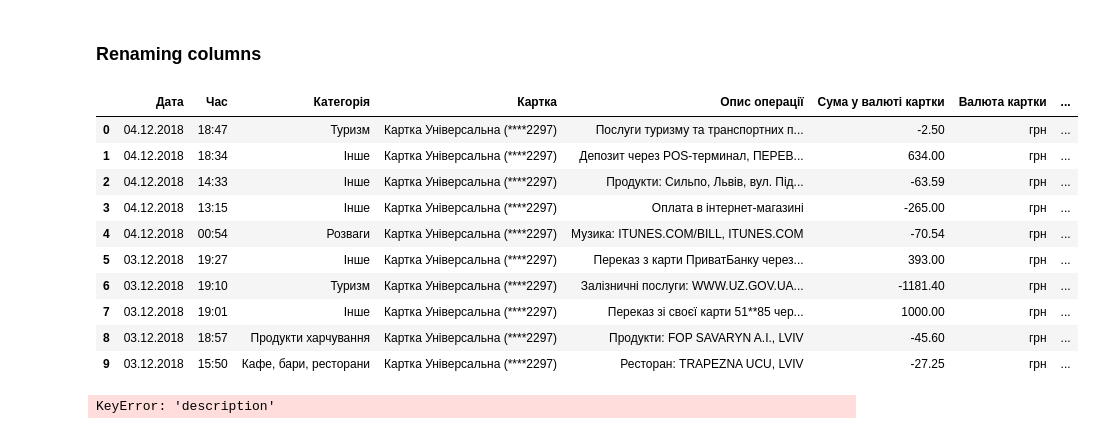
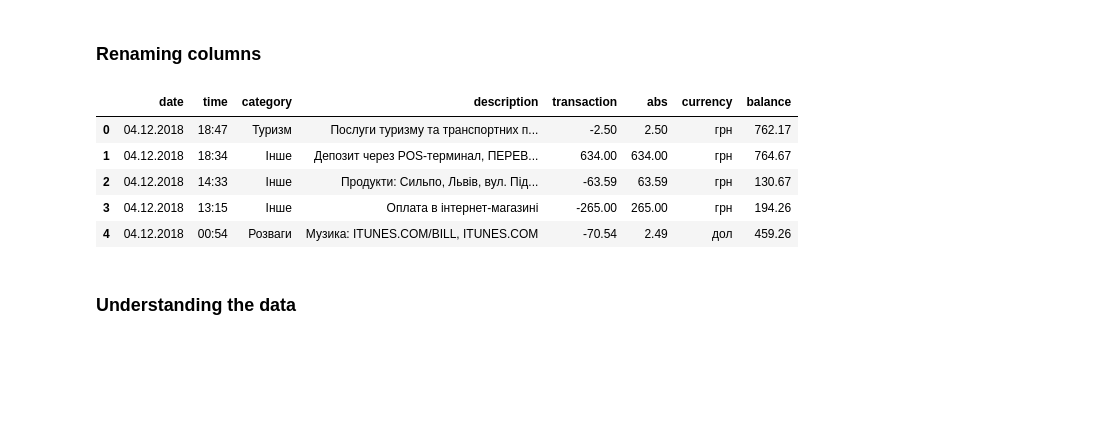
Before and after one commit to tbatsenko/data_processing_pb_analysis, a Jupyter notebook: Money analysis - privatbank.ipynb, the cells around one changed output. Cells and saved outputs as stored; diff of their text form; code cells hidden in the pictures; blank space fills up the shorter version.

```diff
--- a/Money analysis - privatbank.ipynb
+++ b/Money analysis - privatbank.ipynb
@@ -24,5 +24,5 @@ Goals:
 # %%
 import pandas as pd
 # %%
-df = pd.read_csv("statements.csv", encoding="utf_8")
+df = pd.read_csv("statements.csv")
 # %%
@@ -86,11 +67,0 @@ df.head(40)
-# %%
-df = df.replace({'Туризм': 'tourism',
- 'Продукти': 'food',
- 'Музика': 'music',
- 'Сильпо': 'silpo',
- 'Одяг': 'clothes',
- 'ЛИМУЗИНЫ': 'taxi',
- 'UKLON': 'taxi',
- 'Кава': 'coffee',
- 'Послуги туризму та транспортних перевезень': 'tram',
- 'KINOMARKET': 'cinema'})
@@ -122,29 +79,13 @@ df.rename(columns={'Дата': 'date',
                     },
                  inplace=True)
 # %%
-df.head(10)
+df.head()
 # %% [output]
-|  | Дата | Час | Категорія | Картка | Опис операції | Сума у валюті картки | Валюта картки | ... |
-| 0 | 04.12.2018 | 18:47 | Туризм | Картка Універсальна (****2297) | Послуги туризму та транспортних п... | -2.50 | грн | ... |
-| 1 | 04.12.2018 | 18:34 | Інше | Картка Універсальна (****2297) | Депозит через POS-терминал, ПЕРЕВ... | 634.00 | грн | ... |
-| 2 | 04.12.2018 | 14:33 | Інше | Картка Універсальна (****2297) | Продукти: Сильпо, Львiв, вул. Пiд... | -63.59 | грн | ... |
-| 3 | 04.12.2018 | 13:15 | Інше | Картка Універсальна (****2297) | Оплата в інтернет-магазині | -265.00 | грн | ... |
-| 4 | 04.12.2018 | 00:54 | Розваги | Картка Універсальна (****2297) | Музика: ITUNES.COM/BILL, ITUNES.COM | -70.54 | грн | ... |
-| 5 | 03.12.2018 | 19:27 | Інше | Картка Універсальна (****2297) | Переказ з карти ПриватБанку через... | 393.00 | грн | ... |
-| 6 | 03.12.2018 | 19:10 | Туризм | Картка Універсальна (****2297) | Залізничні послуги: WWW.UZ.GOV.UA... | -1181.40 | грн | ... |
-| 7 | 03.12.2018 | 19:01 | Інше | Картка Універсальна (****2297) | Переказ зі своєї карти 51**85 чер... | 1000.00 | грн | ... |
-| 8 | 03.12.2018 | 18:57 | Продукти харчування | Картка Універсальна (****2297) | Продукти: FOP SAVARYN A.I., LVIV | -45.60 | грн | ... |
-| 9 | 03.12.2018 | 15:50 | Кафе, бари, ресторани | Картка Універсальна (****2297) | Ресторан: TRAPEZNA UCU, LVIV | -27.25 | грн | ... |
+|  | date | time | category | description | transaction | abs | currency | balance |
+| 0 | 04.12.2018 | 18:47 | Туризм | Послуги туризму та транспортних п... | -2.50 | 2.50 | грн | 762.17 |
+| 1 | 04.12.2018 | 18:34 | Інше | Депозит через POS-терминал, ПЕРЕВ... | 634.00 | 634.00 | грн | 764.67 |
+| 2 | 04.12.2018 | 14:33 | Інше | Продукти: Сильпо, Львiв, вул. Пiд... | -63.59 | 63.59 | грн | 130.67 |
+| 3 | 04.12.2018 | 13:15 | Інше | Оплата в інтернет-магазині | -265.00 | 265.00 | грн | 194.26 |
+| 4 | 04.12.2018 | 00:54 | Розваги | Музика: ITUNES.COM/BILL, ITUNES.COM | -70.54 | 2.49 | дол | 459.26 |
-# %%
-df['description'] = df['description'].replace({'Туризм': 'tourism',
- 'Продукти': 'food',
- 'Музика': 'music',
- 'Сильпо': 'silpo',
- 'Одяг': 'clothes',
- 'ЛИМУЗИНЫ': 'taxi',
- 'UKLON': 'taxi',
- 'Кава': 'coffee',
- 'Послуги туризму та транспортних перевезень': 'tram',
- 'KINOMARKET': 'cinema'})
-# %% [output]
-KeyError: 'description'
+# %% [markdown]
+### Understanding the data
```
Also changed, not shown: parts of 48 cells of this notebook, 3 other files.
